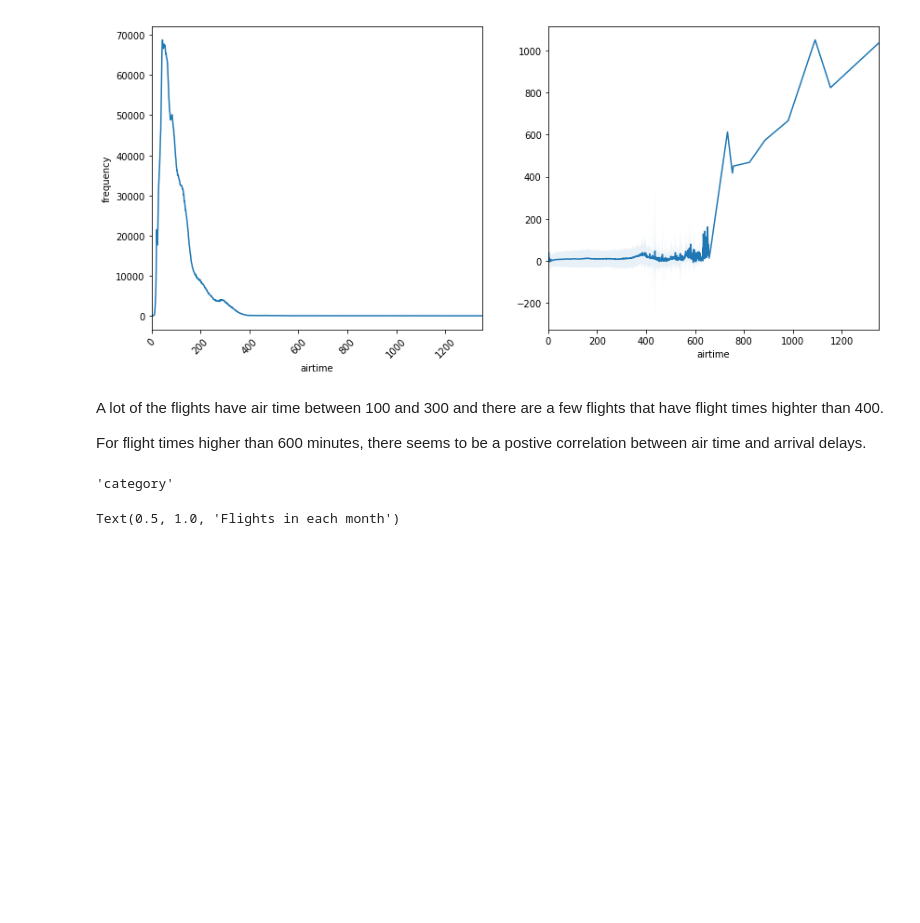
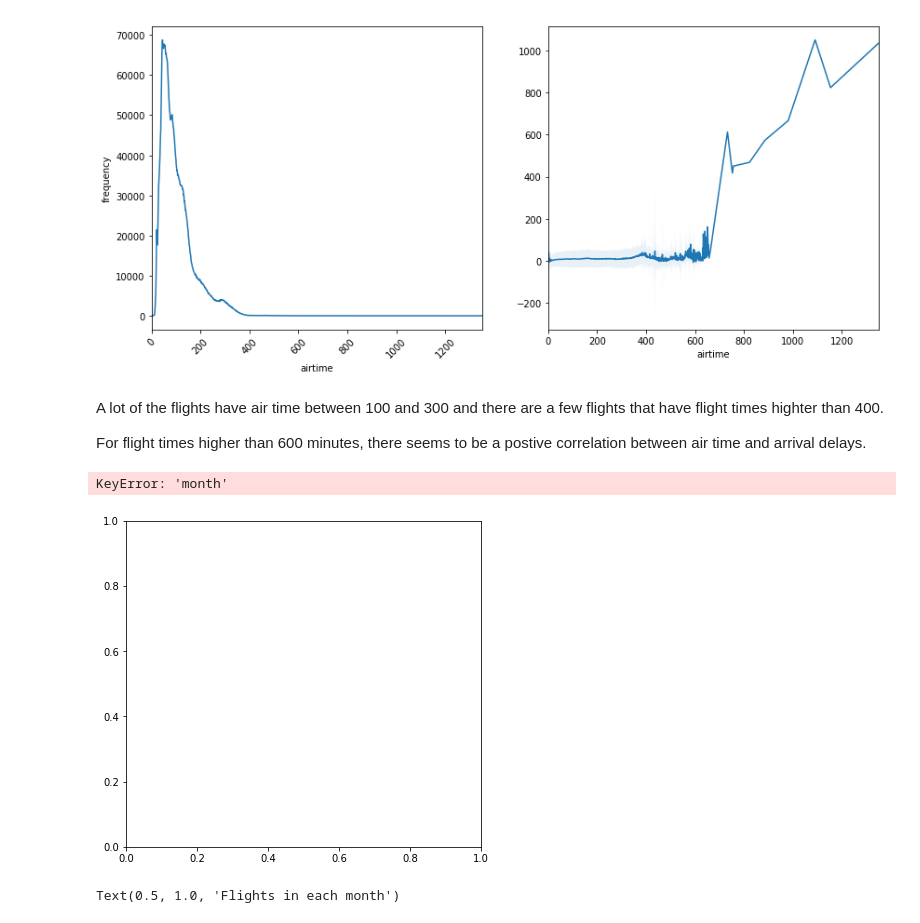
Before and after one commit to command7/exploratory_data_analysis, a Jupyter notebook: Analysis.ipynb, the cells around one changed output. Saved outputs shown, nothing was run; the diff lists cells and outputs as text; code cells hidden in the pictures; blank space fills up the shorter version.

```diff
--- a/Analysis.ipynb
+++ b/Analysis.ipynb
@@ -357,10 +357,11 @@ A lot of the flights have air time between 100 and 300 and there are a few fligh
 
 For flight times higher than 600 minutes, there seems to be a postive correlation between air time and arrival delays.
 # %%
-#plot_feature(flights_data, "month")
-flights_data.month.dtype.name
+plot_feature(flights_data, "month")
+# flights_data.month.dtype.name
 # %% [output]
-'category'
+KeyError: 'month'
+[figure, added]
 # %%
 flights_date_indexed = flights_data.copy()
 flights_date_indexed.index = flights_date_indexed["date"]
```
